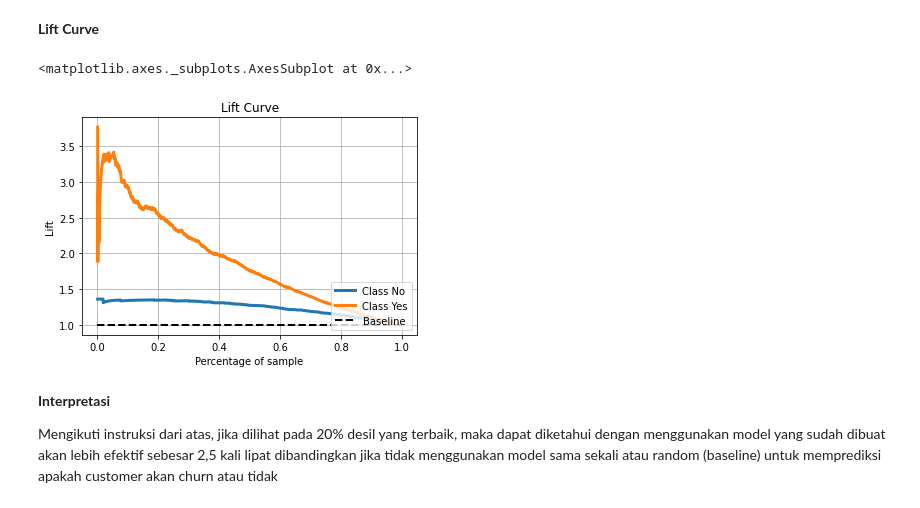
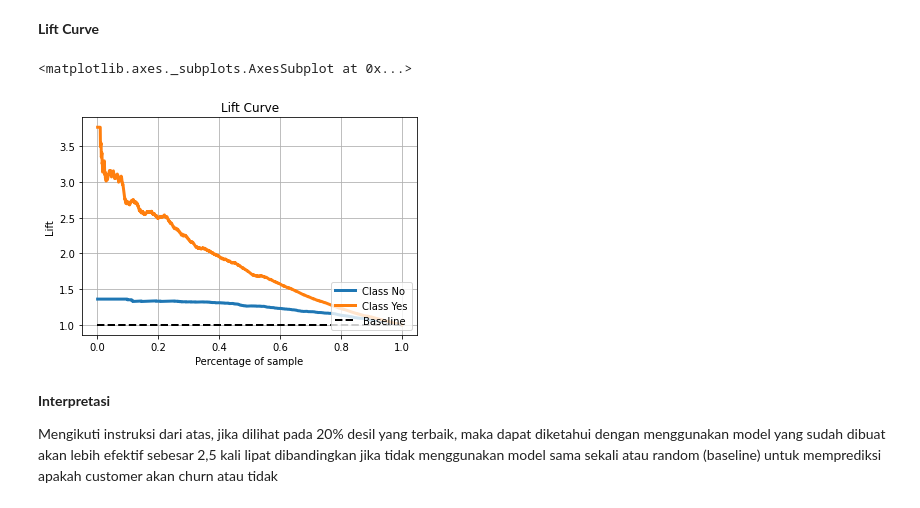
Before and after one commit to dartwinshu/dibimbing-machine-learning-application, a Jupyter notebook: Dibimbing - Machine Learning Application - Assignment.ipynb, the cells around one changed output. Saved outputs shown, nothing was run; the diff lists cells and outputs as text; code cells hidden in the pictures.

```diff
--- a/Dibimbing - Machine Learning Application - Assignment.ipynb
+++ b/Dibimbing - Machine Learning Application - Assignment.ipynb
@@ -1395,10 +1445,10 @@ Berdasarkan model terbaik, dilakukan evaluasi metrik lainnya:
 # %% [markdown]
 **Lift Curve**
 # %%
-skplt.metrics.plot_lift_curve(y_test, xgb_proba)
+skplt.metrics.plot_lift_curve(y_test, loreg_proba)
 # %% [output]
 <matplotlib.axes._subplots.AxesSubplot at 0x...>
-[figure, old version]
+[figure, new version]
 # %% [markdown]
 **Interpretasi**
 
```
Also changed, not shown: parts of 49 cells of this notebook.
